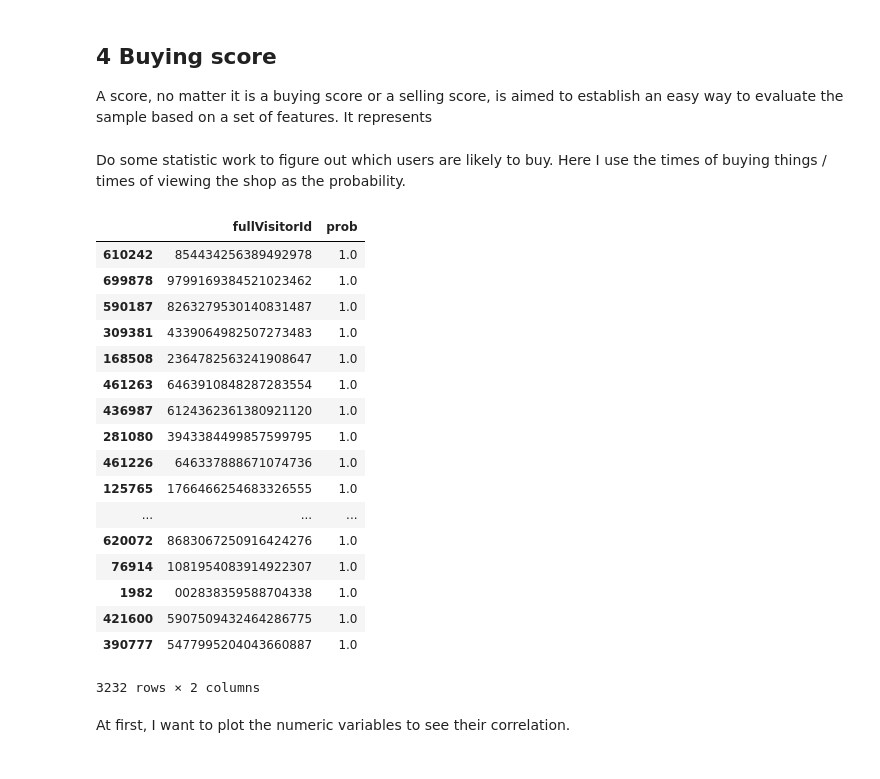
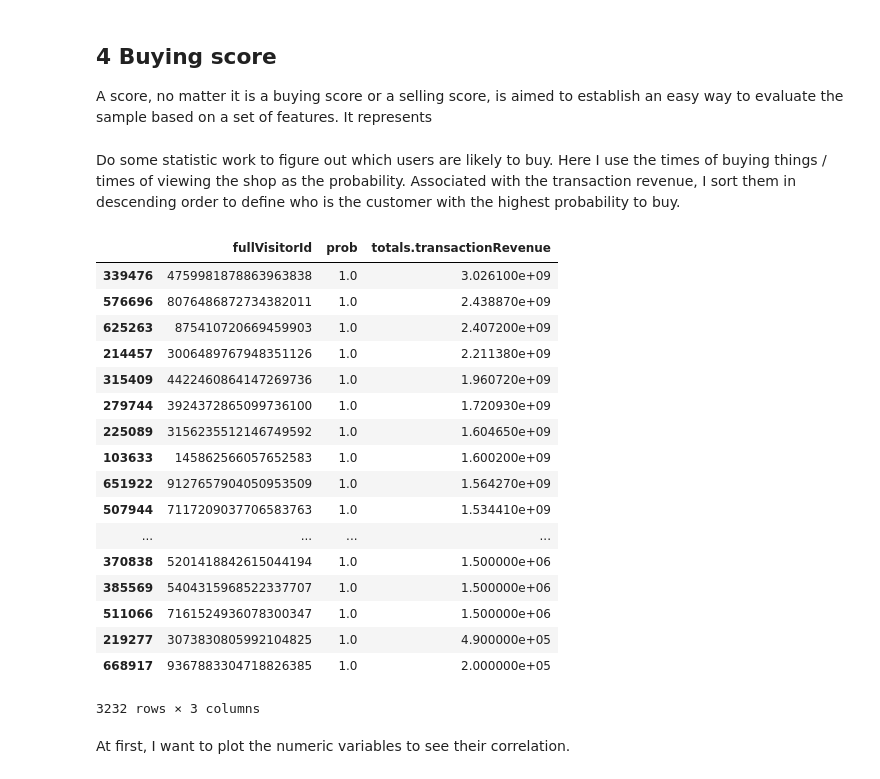
Before and after one commit to elicassion/Google-Analytics-Customer-Revenue-Prediction, a Jupyter notebook: Pipeline.ipynb, the cells around one changed output. Drawn from its saved outputs; the diff is of its cells as text; code cells hidden in the pictures.

```diff
--- a/Pipeline.ipynb
+++ b/Pipeline.ipynb
@@ -663,41 +669,43 @@ It's fun to figure out from those plots that people like to **buy more expansive
 
 A score, no matter it is a buying score or a selling score, is aimed to establish an easy way to evaluate the sample based on a set of features. It represents
 # %% [markdown]
-Do some statistic work to figure out which users are likely to buy. Here I use the times of buying things / times of viewing the shop as the probability.
+Do some statistic work to figure out which users are likely to buy. Here I use the times of buying things / times of viewing the shop as the probability. Associated with the transaction revenue, I sort them in descending order to define who is the customer with the highest probability to buy.
 # %%
 times_of_buy = train_df[['fullVisitorId', 'totals.transactionRevenue']]
-times_of_buy.loc[times_of_buy['totals.transactionRevenue']>0,'totals.transactionRevenue'] = 1
+times_of_buy['buy_time']=0
+times_of_buy.loc[times_of_buy['totals.transactionRevenue']>0,'buy_time'] = 1
 times_of_buy = times_of_buy.groupby(['fullVisitorId']).sum().reset_index()
 # times_of_buy
 times_of_buy.sort_values('fullVisitorId', inplace=True)
 times_of_visit = train_df[['fullVisitorId']].groupby(['fullVisitorId']).size().reset_index()
 times_of_visit.rename(columns={0: 'counts'}, inplace=True)
 times_of_visit.sort_values('fullVisitorId', inplace=True)
 # times_of_visit.describe()
 # times_of_buy.describe()
 buy_prob = pd.DataFrame({'fullVisitorId': times_of_buy.fullVisitorId.values,
-                         'prob':(times_of_buy['totals.transactionRevenue'] / times_of_visit.counts).values})
-buy_prob.sort_values('prob', ascending=False, inplace=True)
+                         'prob':(times_of_buy['buy_time'] / times_of_visit.counts).values,
+                         'totals.transactionRevenue': times_of_buy['totals.transactionRevenue'].values})
+buy_prob.sort_values(['prob', 'totals.transactionRevenue'], ascending=False, inplace=True)
 buy_prob[buy_prob['prob']>=1.0]
 # %% [output]
-|  | fullVisitorId | prob |
-| 610242 | 854434256389492978 | 1.0 |
-| 699878 | 9799169384521023462 | 1.0 |
-| 590187 | 8263279530140831487 | 1.0 |
-| 309381 | 4339064982507273483 | 1.0 |
-| 168508 | 2364782563241908647 | 1.0 |
-| 461263 | 6463910848287283554 | 1.0 |
-| 436987 | 6124362361380921120 | 1.0 |
-| 281080 | 3943384499857599795 | 1.0 |
-| 461226 | 646337888671074736 | 1.0 |
-| 125765 | 1766466254683326555 | 1.0 |
-| ... | ... | ... |
-| 620072 | 8683067250916424276 | 1.0 |
-| 76914 | 1081954083914922307 | 1.0 |
-| 1982 | 002838359588704338 | 1.0 |
-| 421600 | 5907509432464286775 | 1.0 |
-| 390777 | 5477995204043660887 | 1.0 |
+|  | fullVisitorId | prob | totals.transactionRevenue |
+| 339476 | 4759981878863963838 | 1.0 | 3.026100e+09 |
+| 576696 | 8076486872734382011 | 1.0 | 2.438870e+09 |
+| 625263 | 875410720669459903 | 1.0 | 2.407200e+09 |
+| 214457 | 3006489767948351126 | 1.0 | 2.211380e+09 |
+| 315409 | 4422460864147269736 | 1.0 | 1.960720e+09 |
+| 279744 | 3924372865099736100 | 1.0 | 1.720930e+09 |
+| 225089 | 3156235512146749592 | 1.0 | 1.604650e+09 |
+| 103633 | 145862566057652583 | 1.0 | 1.600200e+09 |
+| 651922 | 9127657904050953509 | 1.0 | 1.564270e+09 |
+| 507944 | 7117209037706583763 | 1.0 | 1.534410e+09 |
+| ... | ... | ... | ... |
+| 370838 | 5201418842615044194 | 1.0 | 1.500000e+06 |
+| 385569 | 5404315968522337707 | 1.0 | 1.500000e+06 |
+| 511066 | 7161524936078300347 | 1.0 | 1.500000e+06 |
+| 219277 | 3073830805992104825 | 1.0 | 4.900000e+05 |
+| 668917 | 9367883304718826385 | 1.0 | 2.000000e+05 |
-3232 rows × 2 columns
+3232 rows × 3 columns
 # %% [markdown]
 At first, I want to plot the numeric variables to see their correlation.
 # %%
```
Also changed, not shown: parts of 49 cells of this notebook.
